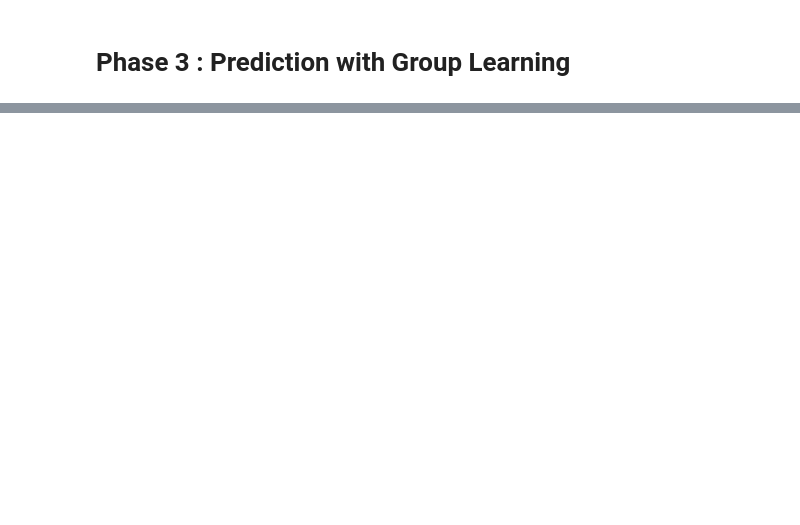
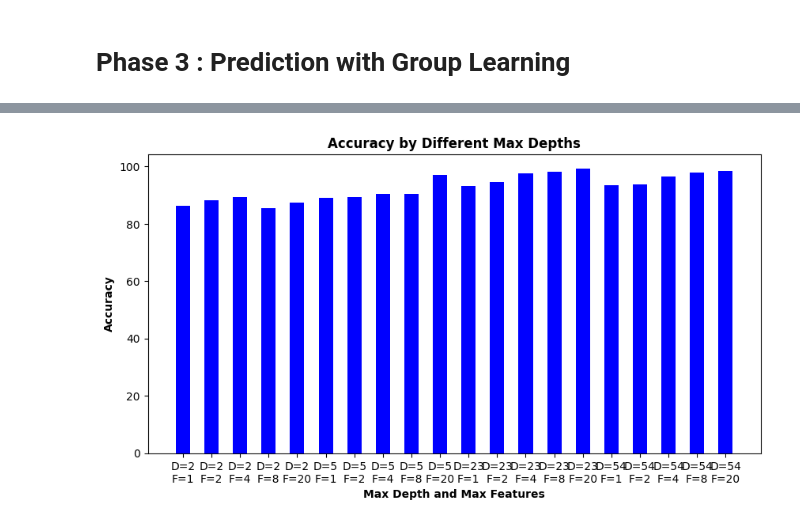
Before and after one commit to ae2079/AI_CA4, a Jupyter notebook: CA4.ipynb, the cells around one changed output, grey strips where cells are left out. Drawn from its saved outputs; the diff is of its cells as text; code cells hidden in the pictures; blank space fills up the shorter version.

```diff
--- a/CA4.ipynb
+++ b/CA4.ipynb
@@ -916,0 +948,20 @@ plt.show()
+# %%
+max_depth_values = [2, 5, 23, 54]
+max_features_values = [1, 2, 4, 8, 20]
+# %%
+accuracy_list = []
+for i in range(0, len(max_depth_values)):
+    for j in range(0, len(max_features_values)):
+        RFC = RandomForestClassifier(max_depth = max_depth_values[i], max_features = max_features_values[j])
+        RF_model = RFC.fit(train_80p_df.drop(labels = "type", axis = 1).values, train_80p_df["type"])
+        predicted = RF_model.predict(np.array(test_20p_df))
+        num_of_wrong_ans = 0
+        for k in range(0, len(predicted)):
+            if(predicted[k] != answer_20p[k]):
+                num_of_wrong_ans += 1
+        num_of_all_ans = len(predicted)
+        curr_accuracy = (num_of_all_ans - num_of_wrong_ans) / num_of_all_ans * 100
+        accuracy_list.append([i, j, curr_accuracy])
+# %%
+for acc in accuracy_list:
+    print("Accuracy of Random Forest Classification with max_depth =", max_depth_values[acc[0]],"and max_features =", max_features_values[acc[1]], "is :", acc[2])
@@ -916,0 +989,13 @@ plt.show()
+# %%
+count = list(range(1, len(accuracy_list) + 1))
+x_vals = ["D=" + str(max_depth_values[acc[0]]) + "\n" + "F=" + str(max_features_values[acc[1]]) for acc in accuracy_list]
+y_vals = [acc[2] for acc in accuracy_list]
+plt.figure(figsize=(10, 5), dpi=100)
+plt.bar(count, y_vals ,color='b',width=.5)
+plt.xlabel("Max Depth and Max Features", fontweight ='bold')
+plt.xticks(count, x_vals)
+plt.ylabel("Accuracy", fontweight ='bold')
+plt.title("Accuracy by Different Max Depths", fontweight ='bold')
+plt.show()
+# %% [output]
+[figure, added]
```
Also changed, not shown: parts of 147 cells of this notebook.
